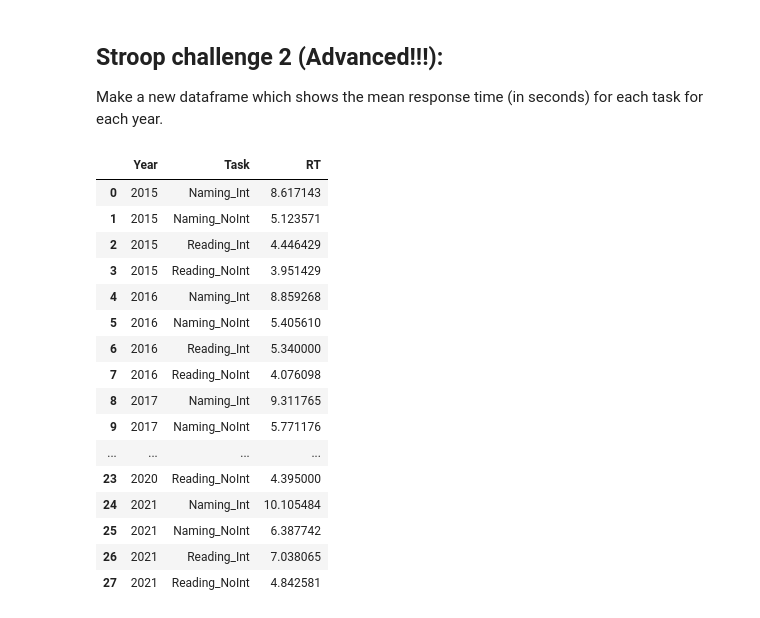
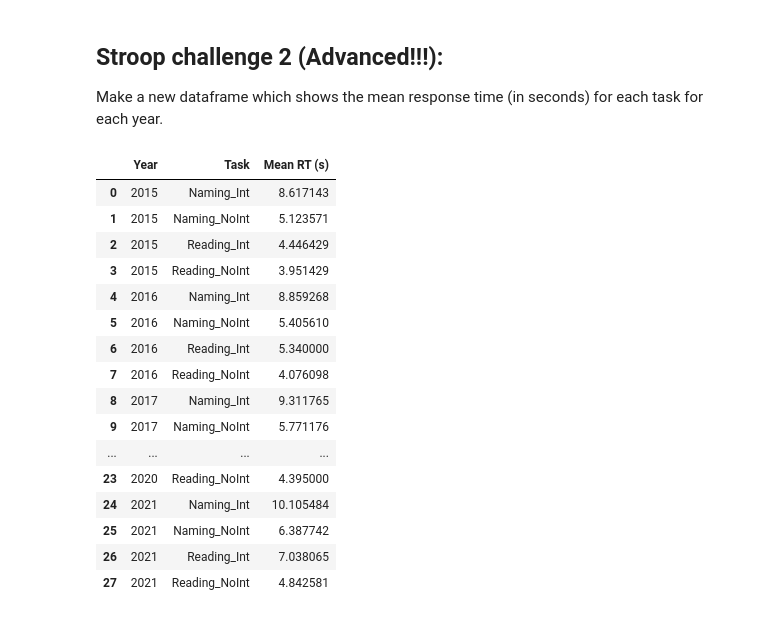
Before and after one commit to KristianeWarncke/Cultural_DataScience, a Jupyter notebook: fun_with_pandas.ipynb, the cells around one changed output. Drawn from its saved outputs; the diff is of its cells as text; code cells hidden in the pictures.

```diff
--- a/fun_with_pandas.ipynb
+++ b/fun_with_pandas.ipynb
@@ -465,12 +465,13 @@ Make a new dataframe which shows the mean response time (in seconds) for each ta
 # %%
 #group by year and task, and calculate mean RT
 mean_RTs = df_long2.groupby(['Year', 'Task'])['RT'].mean().reset_index()
 
+#rename column
+mean_RTs.rename(columns={'RT': 'Mean RT (s)'}, inplace=True)
+
 mean_RTs
-#Rename columns
-mean_RTs.rename(columns={'Response Time': 'Mean Response Time (s)'}, inplace=True)
 # %% [output]
-|  | Year | Task | RT |
+|  | Year | Task | Mean RT (s) |
 | 0 | 2015 | Naming_Int | 8.617143 |
 | 1 | 2015 | Naming_NoInt | 5.123571 |
 | 2 | 2015 | Reading_Int | 4.446429 |
```
Also changed, not shown: 1 other file.
